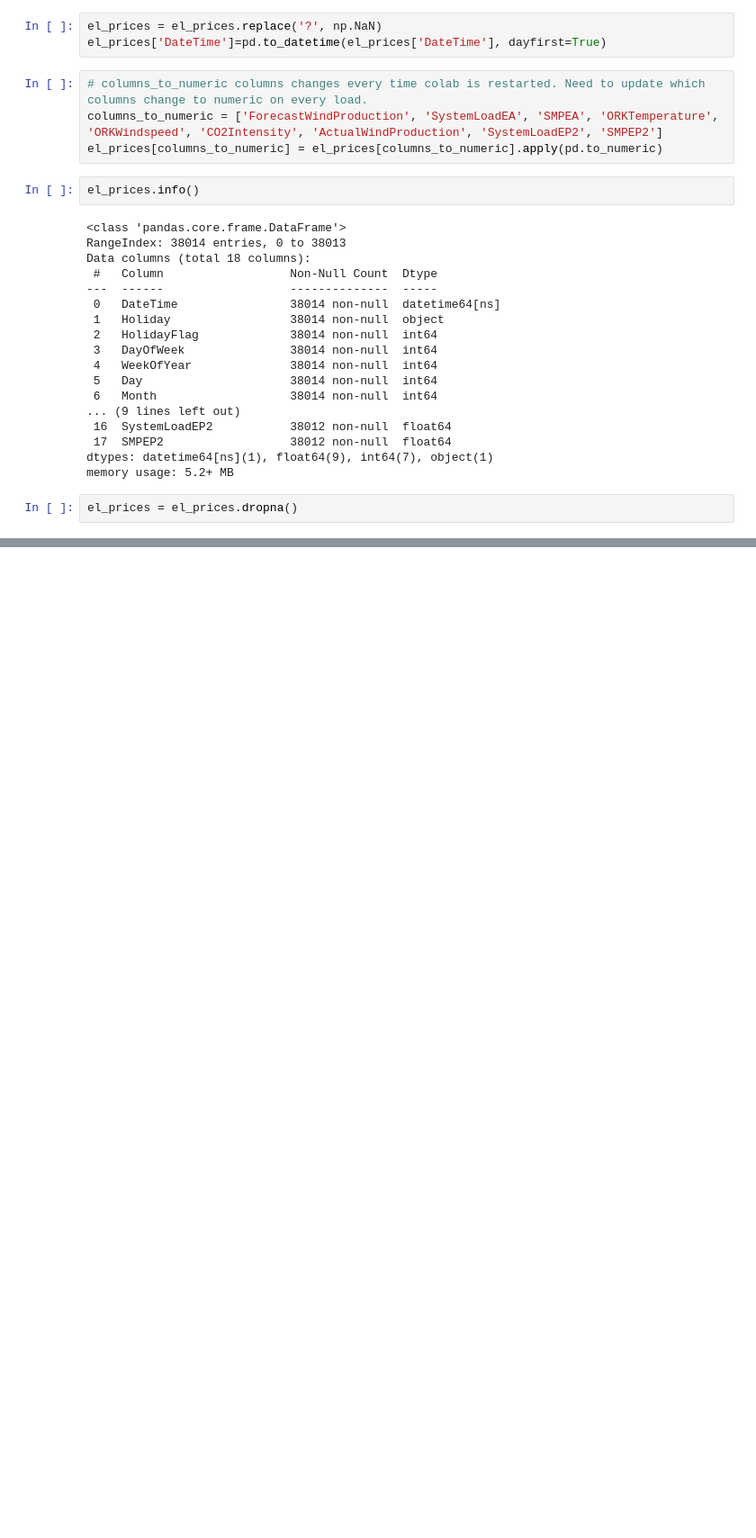
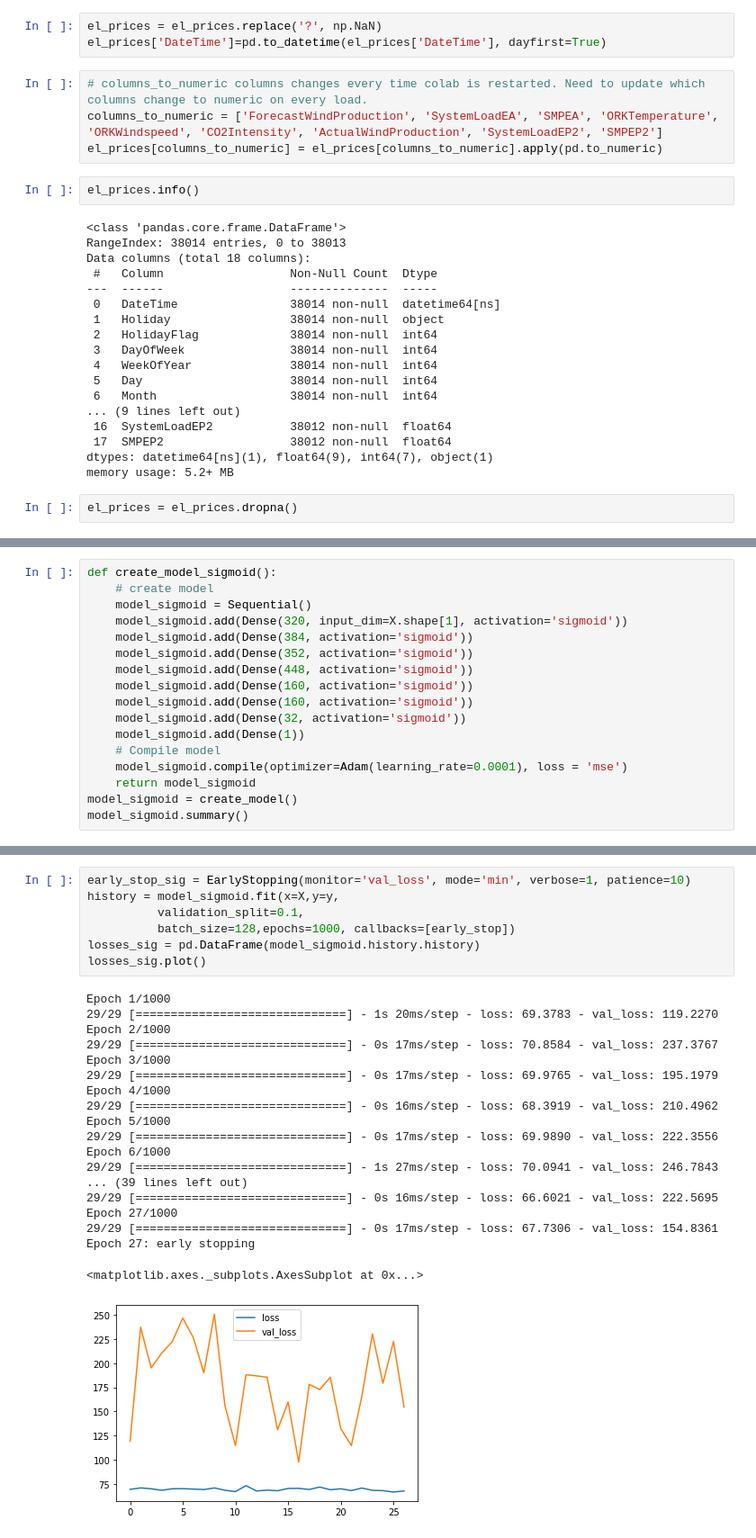
Before and after one commit to VladislavasR/PP5, a Jupyter notebook: PP5.ipynb, the cells around one changed output, grey strips where cells are left out. Shown at 90% size. Saved outputs shown, nothing was run; the diff lists cells and outputs as text; blank space fills up the shorter version.

```diff
--- a/PP5.ipynb
+++ b/PP5.ipynb
@@ -203,0 +293,17 @@ Epoch 20/20
+# %%
+def create_model_sigmoid():
+    # create model
+    model_sigmoid = Sequential()
+    model_sigmoid.add(Dense(320, input_dim=X.shape[1], activation='sigmoid'))
+    model_sigmoid.add(Dense(384, activation='sigmoid'))
+    model_sigmoid.add(Dense(352, activation='sigmoid'))
+    model_sigmoid.add(Dense(448, activation='sigmoid'))
+    model_sigmoid.add(Dense(160, activation='sigmoid'))
+    model_sigmoid.add(Dense(160, activation='sigmoid'))
+    model_sigmoid.add(Dense(32, activation='sigmoid'))
+    model_sigmoid.add(Dense(1))
+    # Compile model
+    model_sigmoid.compile(optimizer=Adam(learning_rate=0.0001), loss = 'mse')
+    return model_sigmoid
+model_sigmoid = create_model()
+model_sigmoid.summary()
@@ -203,0 +328,27 @@ Epoch 20/20
+# %%
+early_stop_sig = EarlyStopping(monitor='val_loss', mode='min', verbose=1, patience=10)
+history = model_sigmoid.fit(x=X,y=y,
+          validation_split=0.1,
+          batch_size=128,epochs=1000, callbacks=[early_stop])
+losses_sig = pd.DataFrame(model_sigmoid.history.history)
+losses_sig.plot()
+# %% [output]
+Epoch 1/1000
+29/29 [==============================] - 1s 20ms/step - loss: 69.3783 - val_loss: 119.2270
+Epoch 2/1000
+29/29 [==============================] - 0s 17ms/step - loss: 70.8584 - val_loss: 237.3767
+Epoch 3/1000
+29/29 [==============================] - 0s 17ms/step - loss: 69.9765 - val_loss: 195.1979
+Epoch 4/1000
+29/29 [==============================] - 0s 16ms/step - loss: 68.3919 - val_loss: 210.4962
+Epoch 5/1000
+29/29 [==============================] - 0s 17ms/step - loss: 69.9890 - val_loss: 222.3556
+Epoch 6/1000
+29/29 [==============================] - 1s 27ms/step - loss: 70.0941 - val_loss: 246.7843
+... (39 lines left out)
+29/29 [==============================] - 0s 16ms/step - loss: 66.6021 - val_loss: 222.5695
+Epoch 27/1000
+29/29 [==============================] - 0s 17ms/step - loss: 67.7306 - val_loss: 154.8361
+Epoch 27: early stopping
+<matplotlib.axes._subplots.AxesSubplot at 0x...>
+[figure, added]
```
Also changed, not shown: parts of 42 cells of this notebook.
